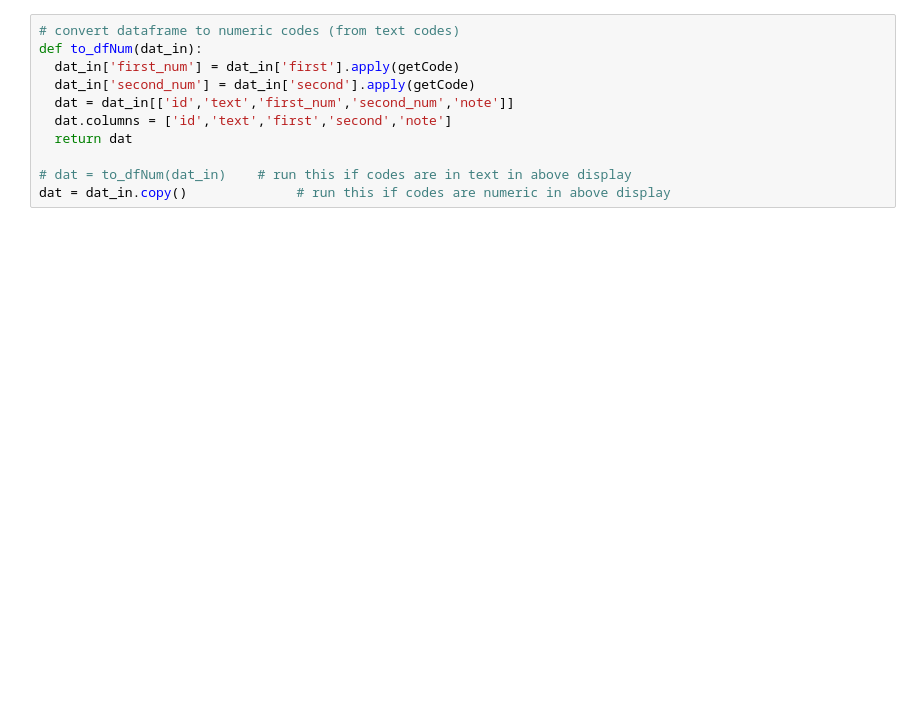
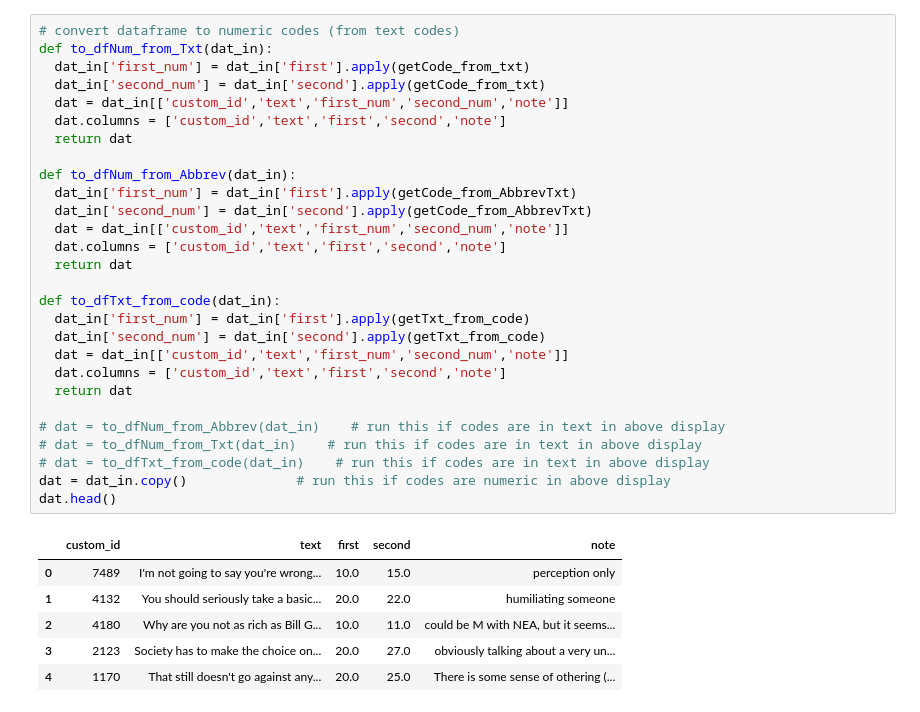
Before and after one commit to wobblyworm/persuasionCoding, a Jupyter notebook: persuasion.ipynb, the cells around one changed output. Drawn from its saved outputs; the diff is of its cells as text; blank space fills up the shorter version.

```diff
--- a/persuasion.ipynb
+++ b/persuasion.ipynb
@@ -21,13 +19,37 @@ dat_in.head()
 # %%
 # convert dataframe to numeric codes (from text codes)
-def to_dfNum(dat_in):
-  dat_in['first_num'] = dat_in['first'].apply(getCode)
-  dat_in['second_num'] = dat_in['second'].apply(getCode)
-  dat = dat_in[['id','text','first_num','second_num','note']]
-  dat.columns = ['id','text','first','second','note']
+def to_dfNum_from_Txt(dat_in):
+  dat_in['first_num'] = dat_in['first'].apply(getCode_from_txt)
+  dat_in['second_num'] = dat_in['second'].apply(getCode_from_txt)
+  dat = dat_in[['custom_id','text','first_num','second_num','note']]
+  dat.columns = ['custom_id','text','first','second','note']
   return dat
 
-# dat = to_dfNum(dat_in)    # run this if codes are in text in above display
+def to_dfNum_from_Abbrev(dat_in):
+  dat_in['first_num'] = dat_in['first'].apply(getCode_from_AbbrevTxt)
+  dat_in['second_num'] = dat_in['second'].apply(getCode_from_AbbrevTxt)
+  dat = dat_in[['custom_id','text','first_num','second_num','note']]
+  dat.columns = ['custom_id','text','first','second','note']
+  return dat
+
+def to_dfTxt_from_code(dat_in):
+  dat_in['first_num'] = dat_in['first'].apply(getTxt_from_code)
+  dat_in['second_num'] = dat_in['second'].apply(getTxt_from_code)
+  dat = dat_in[['custom_id','text','first_num','second_num','note']]
+  dat.columns = ['custom_id','text','first','second','note']
+  return dat
+
+# dat = to_dfNum_from_Abbrev(dat_in)    # run this if codes are in text in above display
+# dat = to_dfNum_from_Txt(dat_in)    # run this if codes are in text in above display
+# dat = to_dfTxt_from_code(dat_in)    # run this if codes are in text in above display
 dat = dat_in.copy()              # run this if codes are numeric in above display
+dat.head()
+# %% [output]
+|  | custom_id | text | first | second | note |
+| 0 | 7489 | I'm not going to say you're wrong... | 10.0 | 15.0 | perception only |
+| 1 | 4132 | You should seriously take a basic... | 20.0 | 22.0 | humiliating someone |
+| 2 | 4180 | Why are you not as rich as Bill G... | 10.0 | 11.0 | could be M with NEA, but it seems... |
+| 3 | 2123 | Society has to make the choice on... | 20.0 | 27.0 | obviously talking about a very un... |
+| 4 | 1170 | That still doesn't go against any... | 20.0 | 25.0 | There is some sense of othering (... |
 # %%
 def getCode_from_txt(txt):
```
Also changed, not shown: parts of 10 cells of this notebook.
